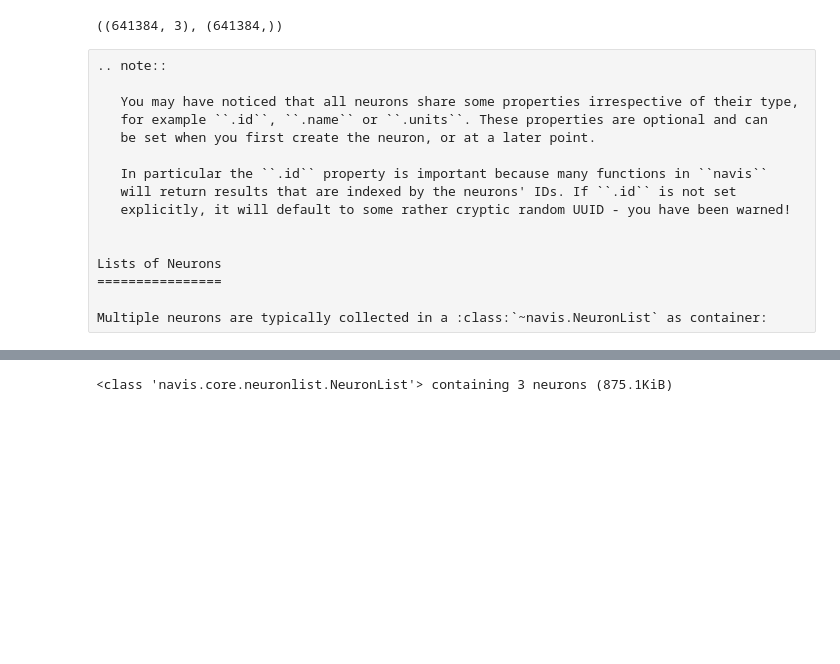
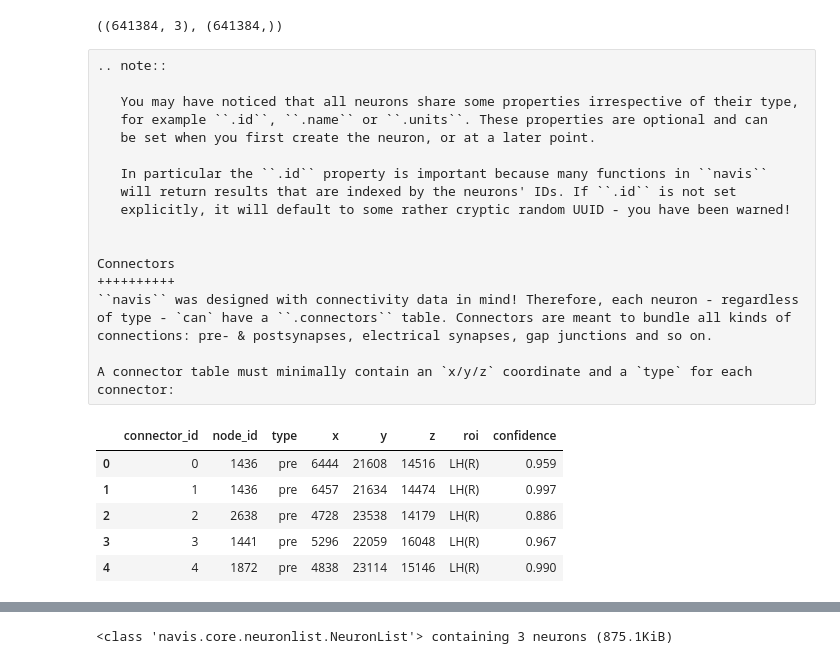
Before and after one commit to navis-org/navis, a Jupyter notebook: docs/source/tutorials/neurons_intro.ipynb, the cells around one changed output, grey strips where cells are left out. Saved outputs shown, nothing was run; the diff lists cells and outputs as text; code cells hidden in the pictures; blank space fills up the shorter version.

```diff
--- a/docs/source/tutorials/neurons_intro.ipynb
+++ b/docs/source/tutorials/neurons_intro.ipynb
@@ -202,7 +203,18 @@ vx.voxels.shape, vx.values.shape
    explicitly, it will default to some rather cryptic random UUID - you have been warned!
 
 
-Lists of Neurons
-================
+Connectors
+++++++++++
+``navis`` was designed with connectivity data in mind! Therefore, each neuron - regardless of type - `can` have a ``.connectors`` table. Connectors are meant to bundle all kinds of connections: pre- & postsynapses, electrical synapses, gap junctions and so on.
 
-Multiple neurons are typically collected in a :class:`~navis.NeuronList` as container:
+A connector table must minimally contain an `x/y/z` coordinate and a `type` for each connector:
+# %%
+n = navis.example_neurons(1)
+n.connectors.head()
+# %% [output]
+|  | connector_id | node_id | type | x | y | z | roi | confidence |
+| 0 | 0 | 1436 | pre | 6444 | 21608 | 14516 | LH(R) | 0.959 |
+| 1 | 1 | 1436 | pre | 6457 | 21634 | 14474 | LH(R) | 0.997 |
+| 2 | 2 | 2638 | pre | 4728 | 23538 | 14179 | LH(R) | 0.886 |
+| 3 | 3 | 1441 | pre | 5296 | 22059 | 16048 | LH(R) | 0.967 |
+| 4 | 4 | 1872 | pre | 4838 | 23114 | 15146 | LH(R) | 0.990 |
```
Also changed, not shown: parts of 19 cells of this notebook, 3 other files.
